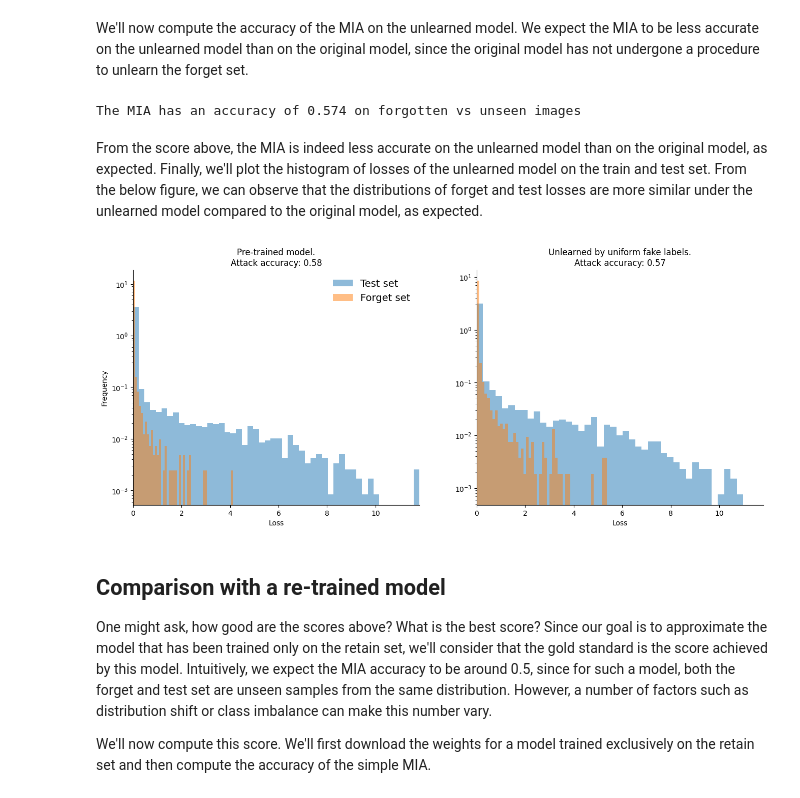
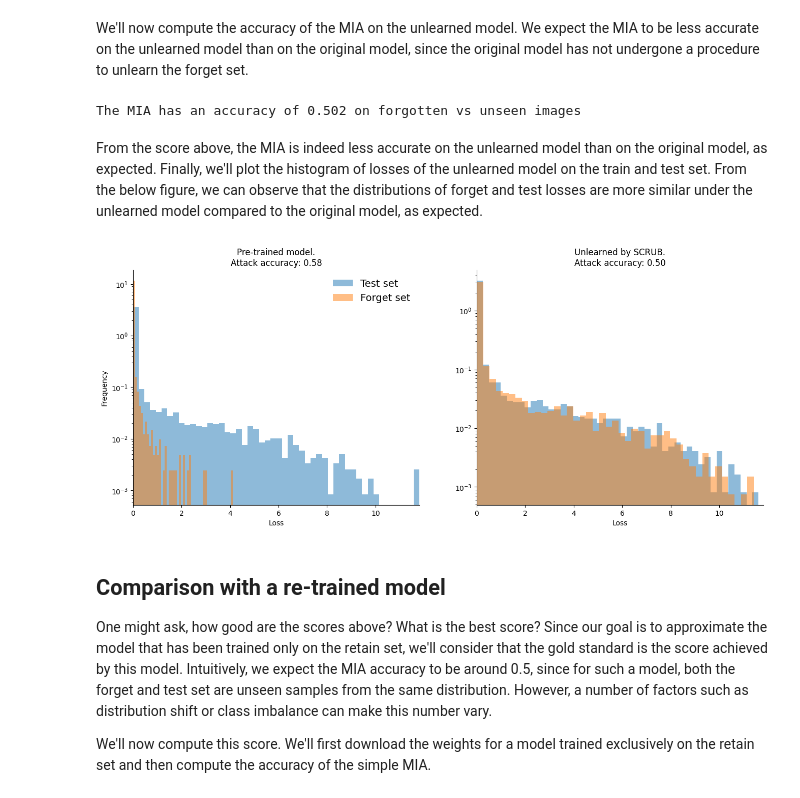
Before and after one commit to pravsels/machine_unlearning_neurips_challenge, a Jupyter notebook: unlearning_scrub.ipynb, the cells around one changed output. Saved outputs shown, nothing was run; the diff lists cells and outputs as text; code cells hidden in the pictures.

Commit message:
scrub done with valset loss

```diff
--- a/unlearning_scrub.ipynb
+++ b/unlearning_scrub.ipynb
@@ -222,6 +222,10 @@ def unlearning(net, retain, forget, validation, **kwargs):
     unlearn_epochs = kwargs.get("unlearn_epochs", 1)
     relearn_epochs = kwargs.get("relearn_epochs", 1)
 
+    beta = kwargs.get("beta", 1)
+    alpha = kwargs.get("alpha", 1)
+    gamma = kwargs.get("gamma", 1)
+
     unlearn_optimizer = optim.SGD(net.fc.parameters(),
                           lr=kwargs.get("unlearn_lr", 0.001),
                           momentum=kwargs.get("momentum", 0.9),
@@ -242,14 +246,16 @@ def unlearning(net, retain, forget, validation, **kwargs):
 
     for _ in tqdm(range(unlearn_epochs)):
         net.train()
-        for inputs, targets in forget:
+        for (inputs, targets), (inputs_val, targets_val) in zip(forget, validation):
             inputs, targets = inputs.to(DEVICE), targets.to(DEVICE)
+            inputs_val, targets_val = inputs_val.to(DEVICE), targets_val.to(DEVICE)
 
+            outputs_o_val = net_o(inputs_val)
             outputs_o = net_o(inputs)
             outputs = net(inputs)
 
             unlearn_optimizer.zero_grad()
-            loss = -kldiv_loss(F.log_softmax(outputs), F.log_softmax(outputs_o))
+            loss = -1 * beta * kldiv_loss(F.log_softmax(outputs, dim=1), F.log_softmax(outputs_o, dim=1)) + (1-beta) * kldiv_loss(F.log_softmax(outputs, dim=1), F.log_softmax(outputs_o_val, dim=1))
             loss.backward()
             unlearn_optimizer.step()
 
@@ -264,7 +270,7 @@ def unlearning(net, retain, forget, validation, **kwargs):
             outputs = net(inputs)
 
             relearn_optimizer.zero_grad()
-            loss = cross_entropy_loss(outputs, targets) + kldiv_loss(F.log_softmax(outputs), F.log_softmax(outputs_o))
+            loss = gamma * cross_entropy_loss(outputs, targets) + alpha * kldiv_loss(F.log_softmax(outputs, dim=1), F.log_softmax(outputs_o, dim=1))
             loss.backward()
             relearn_optimizer.step()
 
@@ -286,10 +292,13 @@ ft_model = unlearning(ft_model,
                       retain_loader,
                       forget_loader,
                       test_loader,
-                      unlearn_epochs=2,
+                      unlearn_epochs=4,
                       relearn_epochs=4,
-                      unlearn_lr=0.001,
-                      relearn_lr=0.01,
+                      unlearn_lr=0.0005,
+                      relearn_lr=0.0005,
+                      beta=0.99,
+                      alpha=0.001,
+                      gamma=0.99,
                       momentum=0.9,
                       weight_decay=5e-4
                      )
@@ -414,36 +427,36 @@ print(
     f"The MIA has an accuracy of {ft_mia_scores.mean():.3f} on forgotten vs unseen images"
 )
 # %% [output]
-The MIA has an accuracy of 0.574 on forgotten vs unseen images
+The MIA has an accuracy of 0.502 on forgotten vs unseen images
 # %% [markdown]
 From the score above, the MIA is indeed less accurate on the unlearned model than on the original model, as expected. Finally, we'll plot the histogram of losses of the unlearned model on the train and test set. From the below figure, we can observe that the distributions of forget and test losses are more similar under the unlearned model compared to the original model, as expected.
 # %%
 fig, (ax1, ax2) = plt.subplots(1, 2, figsize=(16, 6))
 
 ax1.set_title(f"Pre-trained model.\nAttack accuracy: {mia_scores.mean():0.2f}")
 ax1.hist(test_losses, density=True, alpha=0.5, bins=50, label="Test set")
 ax1.hist(forget_losses, density=True, alpha=0.5, bins=50, label="Forget set")
 
 ax2.set_title(
-    f"Unlearned by uniform fake labels.\nAttack accuracy: {ft_mia_scores.mean():0.2f}"
+    f"Unlearned by SCRUB.\nAttack accuracy: {ft_mia_scores.mean():0.2f}"
 )
 ax2.hist(ft_test_losses, density=True, alpha=0.5, bins=50, label="Test set")
 ax2.hist(ft_forget_losses, density=True, alpha=0.5, bins=50, label="Forget set")
 
 ax1.set_xlabel("Loss")
 ax2.set_xlabel("Loss")
 ax1.set_ylabel("Frequency")
 ax1.set_yscale("log")
 ax2.set_yscale("log")
 ax1.set_xlim((0, np.max(test_losses)))
 ax2.set_xlim((0, np.max(test_losses)))
 for ax in (ax1, ax2):
     ax.spines["top"].set_visible(False)
     ax.spines["right"].set_visible(False)
 ax1.legend(frameon=False, fontsize=14)
 plt.show()
 # %% [output]
-[figure, old version]
+[figure, new version]
 # %% [markdown]
 ## Comparison with a re-trained model
 
```
Also changed, not shown: parts of 3 cells of this notebook.
